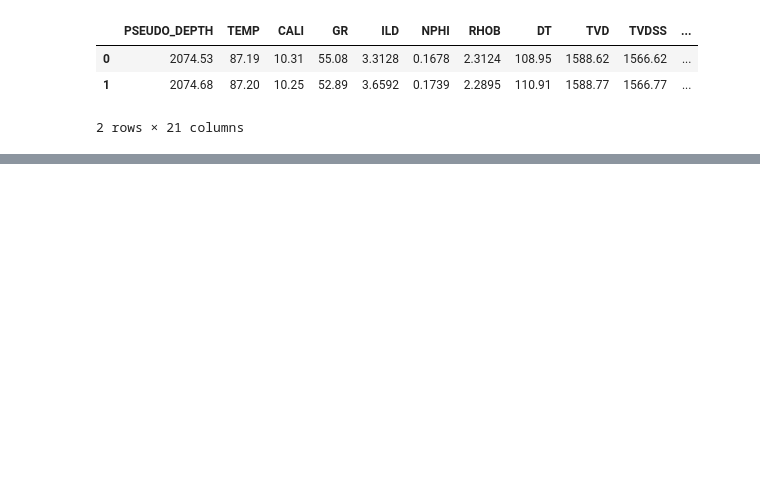
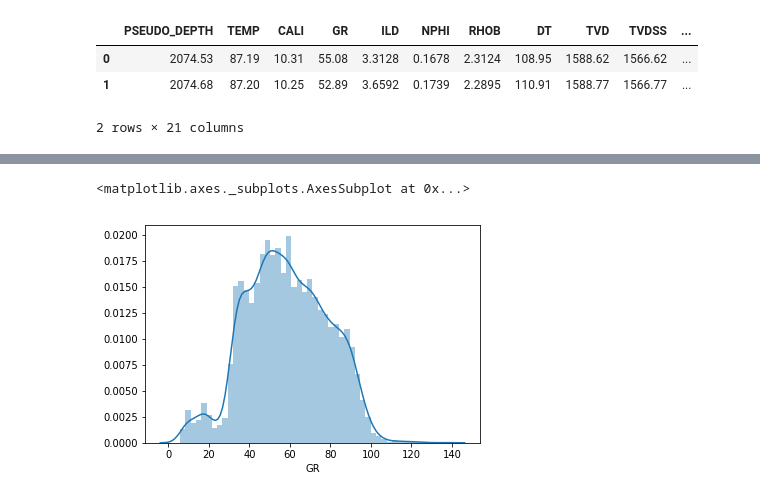
Before and after one commit to connortann/mystic-bit, a Jupyter notebook: notebooks/CT_3_log_plots.ipynb, the cells around one changed output, grey strips where cells are left out. Drawn from its saved outputs; the diff is of its cells as text; code cells hidden in the pictures; blank space fills up the shorter version.

```diff
--- a/notebooks/CT_3_log_plots.ipynb
+++ b/notebooks/CT_3_log_plots.ipynb
@@ -77,0 +128,5 @@ predictions
+# %%
+sns.distplot(df_logs.GR)
+# %% [output]
+<matplotlib.axes._subplots.AxesSubplot at 0x...>
+[figure, added]
```
Also changed, not shown: parts of 12 cells of this notebook, 1 other file.
